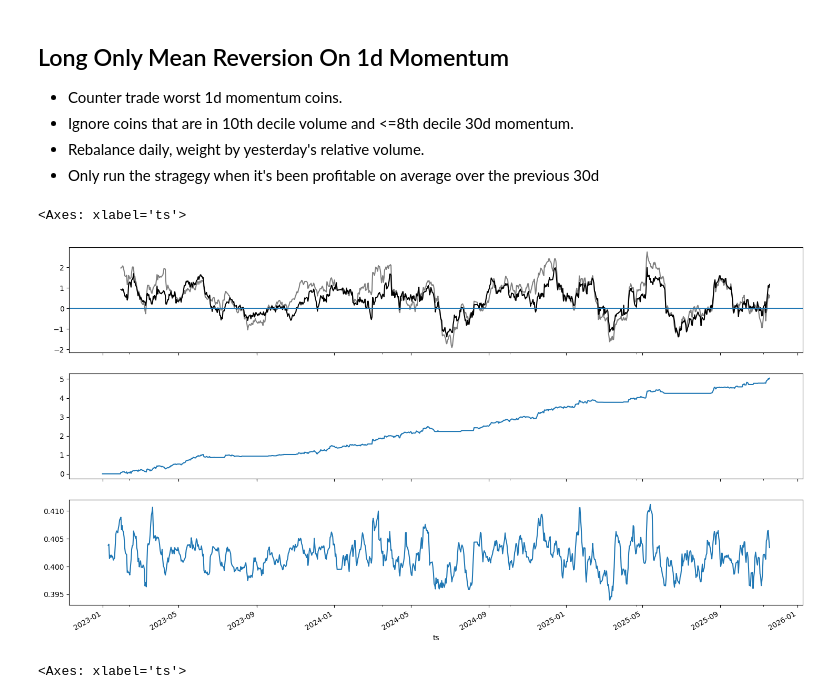
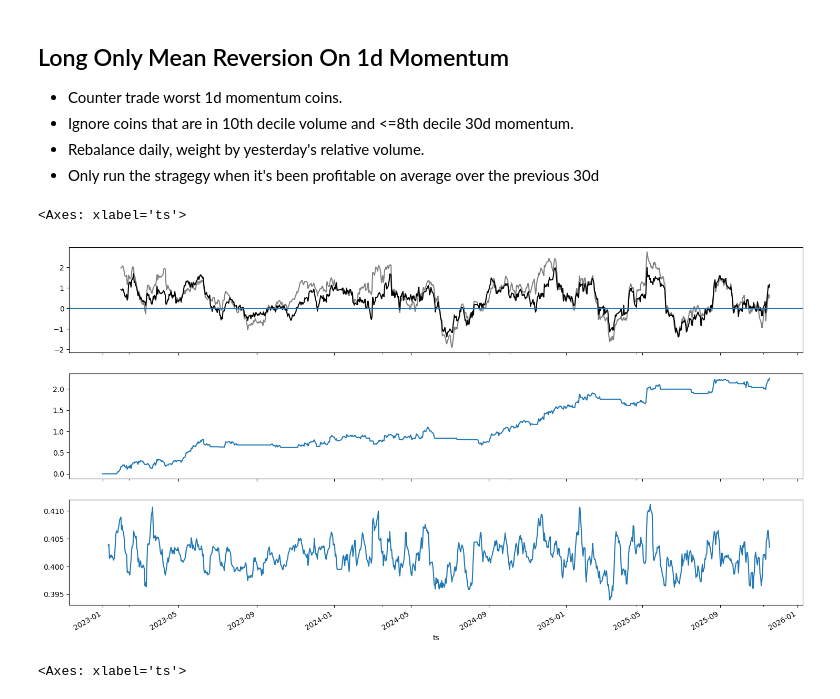
Before and after one commit to flanfly/studies, a Jupyter notebook: mean-reversion.ipynb, the cells around one changed output. Saved outputs shown, nothing was run; the diff lists cells and outputs as text; code cells hidden in the pictures.

Commit message:
fix lookahead bias in mean reversion

```diff
--- a/mean-reversion.ipynb
+++ b/mean-reversion.ipynb
@@ -225,35 +225,35 @@ df = df.with_columns([
 ]).sort(['ts','symbol']).with_columns([
     pl.col('weight').alias('initial'),
     (pl.col('weight') * pl.col('ret').exp()).alias('eod')
 ]).with_columns([
     ((pl.col('eod').abs() + pl.col('initial').abs()) * 0.002).alias('fee'),
 ]).with_columns([
     (pl.col('eod') - pl.col('initial') - pl.col('fee')).alias('pnl'),
 ])
 
 res = df.sort('ts').group_by('ts').agg([
     (1 + pl.col('pnl').sum()).log().alias('strategy'),
     pl.col('fee').sum().alias('fee'),
     pl.col('ref').first(),
 ]).sort(['ts']).with_columns([
     (pl.col('strategy') - pl.col('ref')).alias('perf'),
 ]).with_columns([
     pl.when(
-        pl.col('perf').rolling_mean(30) > 0).then(pl.col('perf')).otherwise(0).alias('cond')
+        pl.col('perf').shift(1).rolling_mean(20) >= 0).then(pl.col('perf')).otherwise(0).alias('cond')
 ]).with_columns([
     pl.col('cond').cum_sum().alias('equity'),
 ]).to_pandas().set_index('ts').sort_index()
 
 fig, [ax1, ax2, ax3] = plt.subplots(3,1,figsize=(18,10), sharex=True)
 
 ((np.exp(res.strategy) - 1) * 100).rolling(30).mean().plot(y='strategy',ax=ax1,color='gray')
 ((np.exp(res.perf) - 1) * 100).rolling(30).mean().plot(y='perf',ax=ax1,color='black')
 ax1.axhline(0)
 res.equity.plot(y='equity',ax=ax2)
 (res.fee * 100).rolling(10).mean().plot(y='fee',ax=ax3)
 # %% [output]
 <Axes: xlabel='ts'>
-[figure, old version]
+[figure, new version]
 # %%
 import matplotlib.pyplot as plt
 import numpy as np
```
